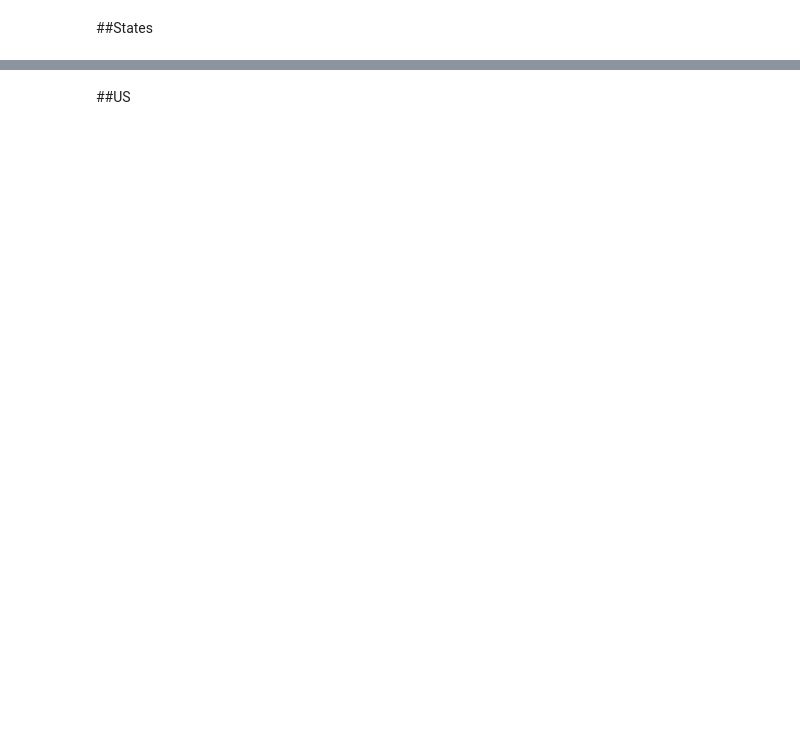
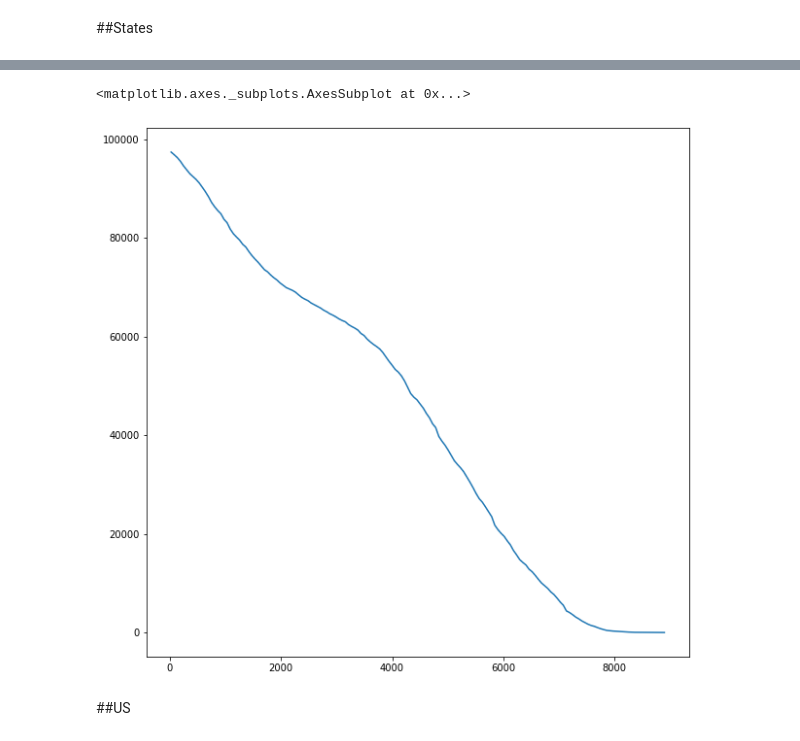
Before and after one commit to JoshuaHaga/Covid_19_sprint_1_buildwk, a Jupyter notebook: Covid_19_analysis.ipynb, the cells around one changed output, grey strips where cells are left out. Cells and saved outputs as stored; diff of their text form; code cells hidden in the pictures; blank space fills up the shorter version.

```diff
--- a/Covid_19_analysis.ipynb
+++ b/Covid_19_analysis.ipynb
@@ -338,5 +332,5 @@ ZeroDivisionError: ignored
 # %%
 #Lets get a list of states we have data on and apply this to all of our data.
-states = col_list(counties['state'])
-states
+states_count = col_list(counties['state'])
+states_count
 # %% [output]
@@ -373,0 +394,3 @@ explore(states)
+# %%
+md = states[states['state'] == 'MD']
+md
@@ -374,3 +411,8 @@ explore(states)
+# %%
+md['positive'].plot(figsize=(10,10))
+# %% [output]
+<matplotlib.axes._subplots.AxesSubplot at 0x...>
+[figure, added]
 # %% [markdown]
 ##US
 # %%
```
Also changed, not shown: parts of 17 cells of this notebook.
